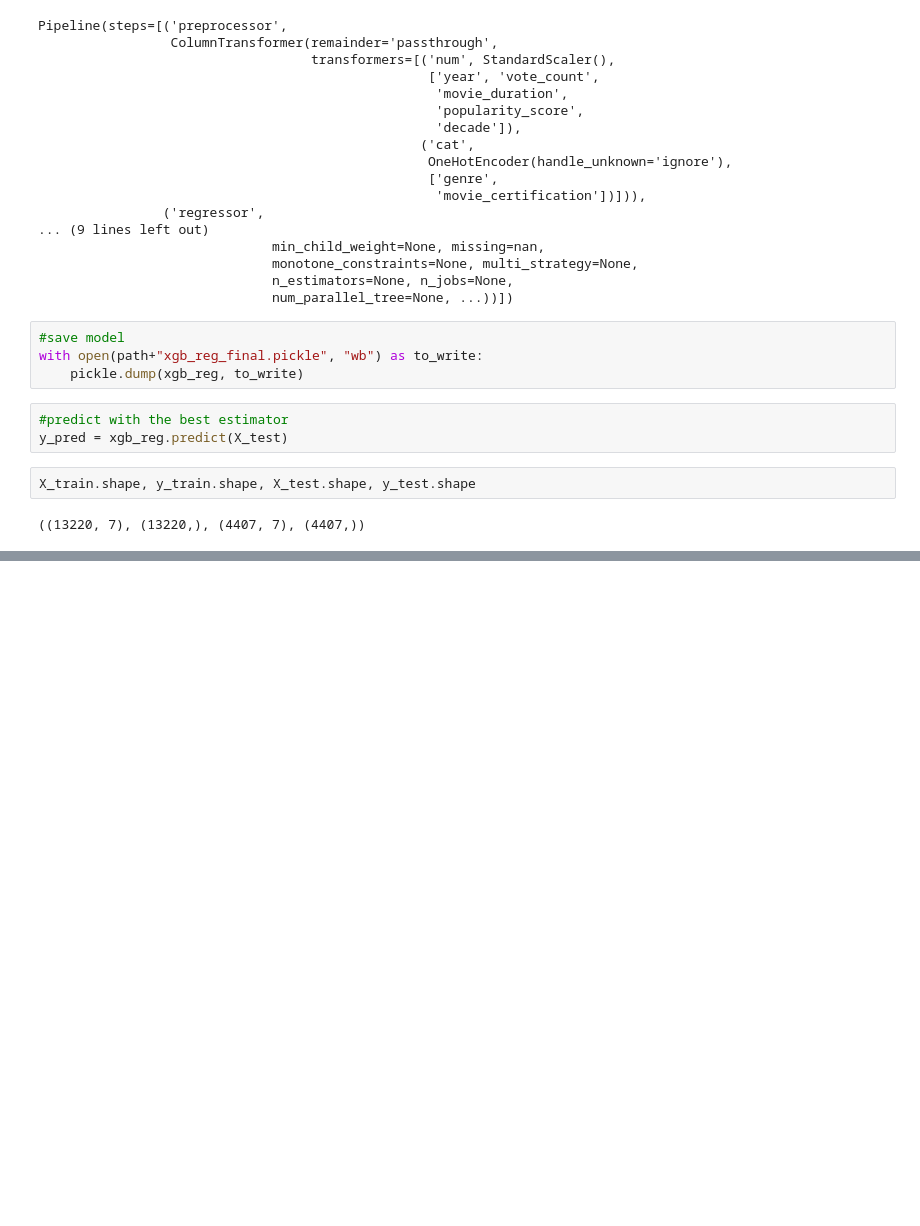
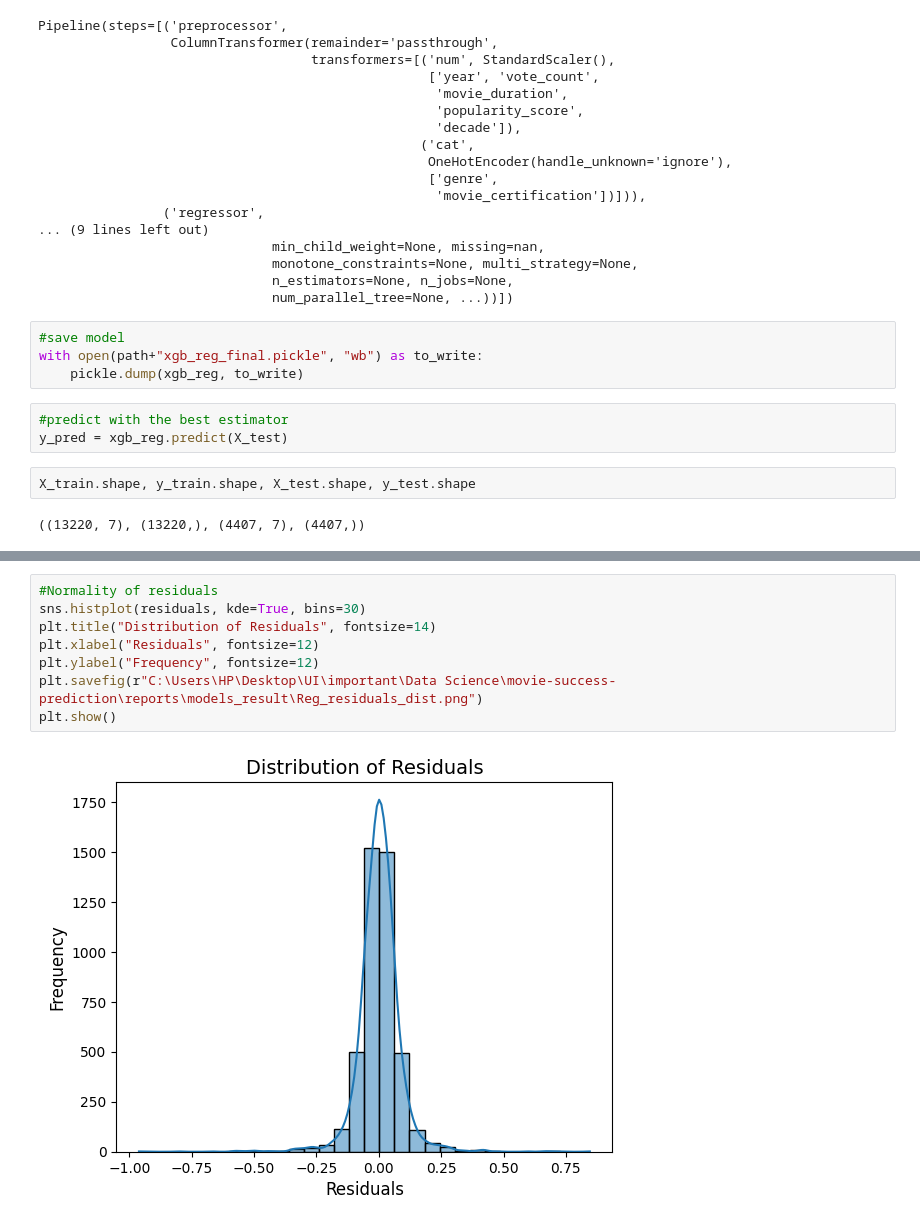
Before and after one commit to Theoph-ay/movie_success_prediction, a Jupyter notebook: notebooks/models_dev_no_outliers.ipynb, the cells around one changed output, grey strips where cells are left out. Drawn from its saved outputs; the diff is of its cells as text; blank space fills up the shorter version.

```diff
--- a/notebooks/models_dev_no_outliers.ipynb
+++ b/notebooks/models_dev_no_outliers.ipynb
@@ -298,0 +370,10 @@ final_model_result_df
+# %%
+#Normality of residuals
+sns.histplot(residuals, kde=True, bins=30)
+plt.title("Distribution of Residuals", fontsize=14)
+plt.xlabel("Residuals", fontsize=12)
+plt.ylabel("Frequency", fontsize=12)
+plt.savefig(r"C:\Users\HP\Desktop\UI\important\Data Science\movie-success-prediction\reports\models_result\Reg_residuals_dist.png")
+plt.show()
+# %% [output]
+[figure, added]
```
Also changed, not shown: parts of 5 cells of this notebook, 7 other files.
